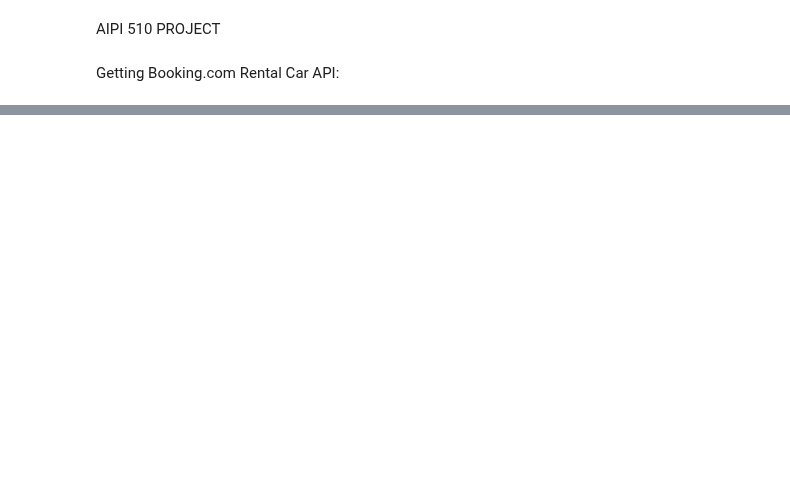
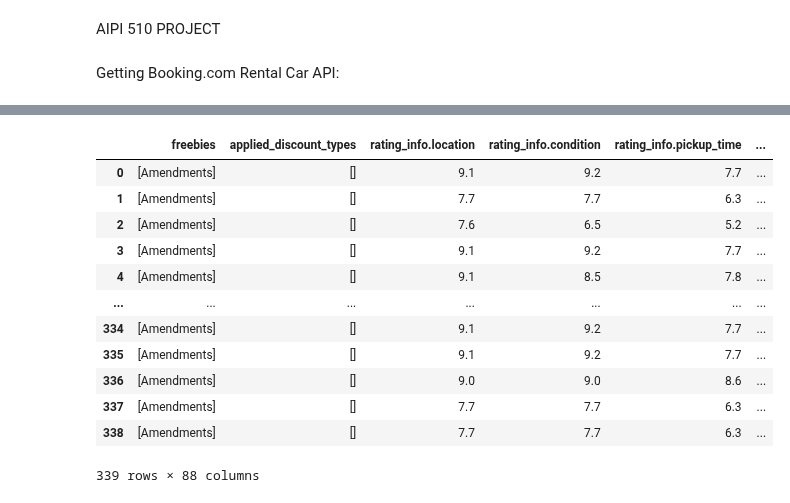
Before and after one commit to JADukeAIPI/AIPIProject, a Jupyter notebook: API Call.ipynb, the cells around one changed output, grey strips where cells are left out. Cells and saved outputs as stored; diff of their text form; code cells hidden in the pictures; blank space fills up the shorter version.

```diff
--- a/API Call.ipynb
+++ b/API Call.ipynb
@@ -43 +45,19 @@ df
 339 rows × 10 columns
+# %%
+#this will expand all the json into separate columns but so many columns as seen below!
+df2 = pd.json_normalize(results, record_path =['search_results'])
+df2
+# %% [output]
+|  | freebies | applied_discount_types | rating_info.location | rating_info.condition | rating_info.pickup_time | ... |
+| 0 | [Amendments] | [] | 9.1 | 9.2 | 7.7 | ... |
+| 1 | [Amendments] | [] | 7.7 | 7.7 | 6.3 | ... |
+| 2 | [Amendments] | [] | 7.6 | 6.5 | 5.2 | ... |
+| 3 | [Amendments] | [] | 9.1 | 9.2 | 7.7 | ... |
+| 4 | [Amendments] | [] | 9.1 | 8.5 | 7.8 | ... |
+| ... | ... | ... | ... | ... | ... | ... |
+| 334 | [Amendments] | [] | 9.1 | 9.2 | 7.7 | ... |
+| 335 | [Amendments] | [] | 9.1 | 9.2 | 7.7 | ... |
+| 336 | [Amendments] | [] | 9.0 | 9.0 | 8.6 | ... |
+| 337 | [Amendments] | [] | 7.7 | 7.7 | 6.3 | ... |
+| 338 | [Amendments] | [] | 7.7 | 7.7 | 6.3 | ... |
+339 rows × 88 columns
```
Also changed, not shown: parts of 7 cells of this notebook.
